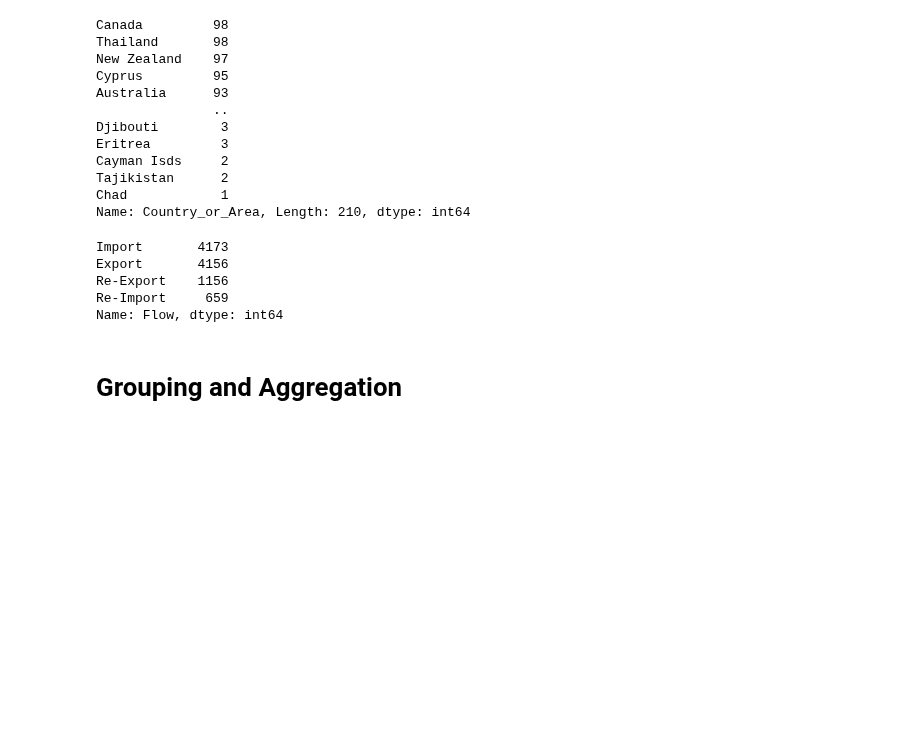
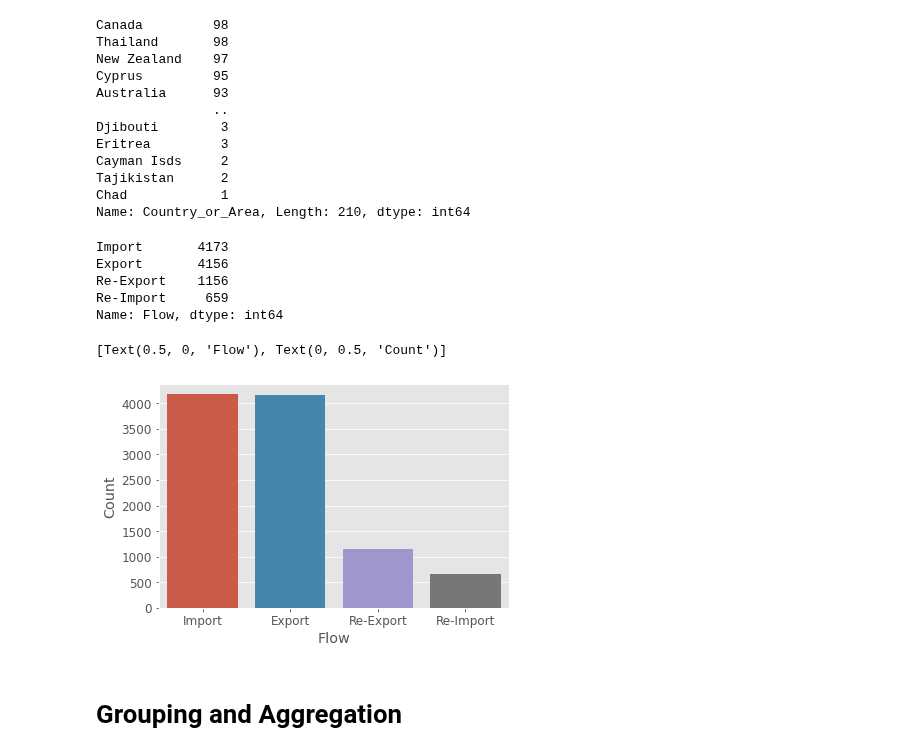
Before and after one commit to eldrigeampong/Data-Science, a Jupyter notebook: UN/Commodity Trade Statistics Database/proj1.ipynb, the cells around one changed output. Saved outputs shown, nothing was run; the diff lists cells and outputs as text; code cells hidden in the pictures; blank space fills up the shorter version.

```diff
--- a/UN/Commodity Trade Statistics Database/proj1.ipynb
+++ b/UN/Commodity Trade Statistics Database/proj1.ipynb
@@ -137,6 +122,20 @@ Export       4156
 Re-Export    1156
 Re-Import     659
 Name: Flow, dtype: int64
+# %%
+# create figure and axis
+fig, ax = plt.subplots()
+
+# plot bar graph
+sns.barplot(
+    data=df1,
+    x=df1['Flow'].value_counts().keys(), y=df1['Flow'].value_counts().values)
+
+# label plot axis
+ax.set(xlabel='Flow', ylabel='Count')
+# %% [output]
+[Text(0.5, 0, 'Flow'), Text(0, 0.5, 'Count')]
+[figure, added]
 # %% [markdown]
 # Grouping and Aggregation
 # %%
```
Also changed, not shown: parts of 10 cells of this notebook.
